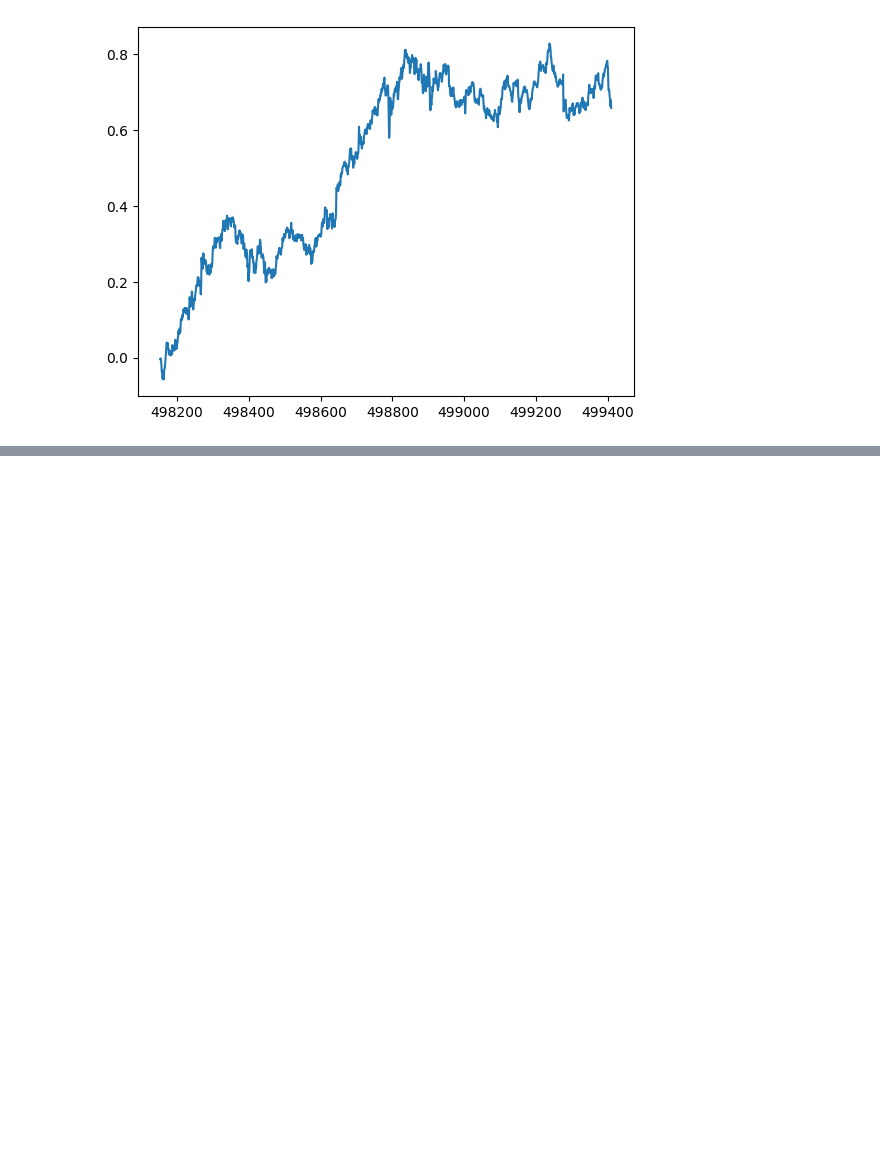
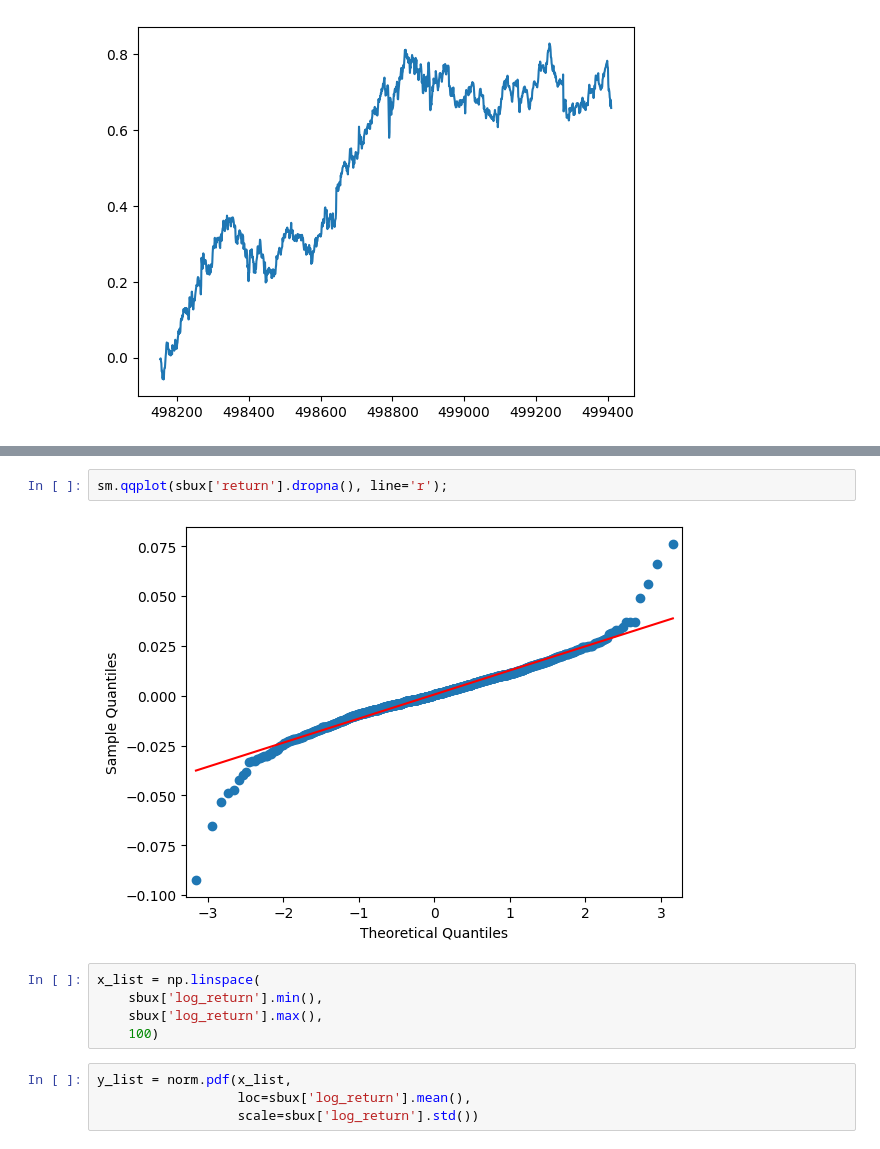
Before and after one commit to tvaditya/pyfineng, a Jupyter notebook: getFinancialData/Return and Statistics.ipynb, the cells around one changed output, grey strips where cells are left out. Drawn from its saved outputs; the diff is of its cells as text; blank space fills up the shorter version.

```diff
--- a/getFinancialData/Return and Statistics.ipynb
+++ b/getFinancialData/Return and Statistics.ipynb
@@ -88,0 +124,13 @@ sbux['log_return'].cumsum().plot();
+# %%
+sm.qqplot(sbux['return'].dropna(), line='r');
+# %% [output]
+[figure, added]
+# %%
+x_list = np.linspace(
+    sbux['log_return'].min(),
+    sbux['log_return'].max(),
+    100)
+# %%
+y_list = norm.pdf(x_list,
+                  loc=sbux['log_return'].mean(),
+                  scale=sbux['log_return'].std())
```
Also changed, not shown: parts of 38 cells of this notebook, 1 other file.
